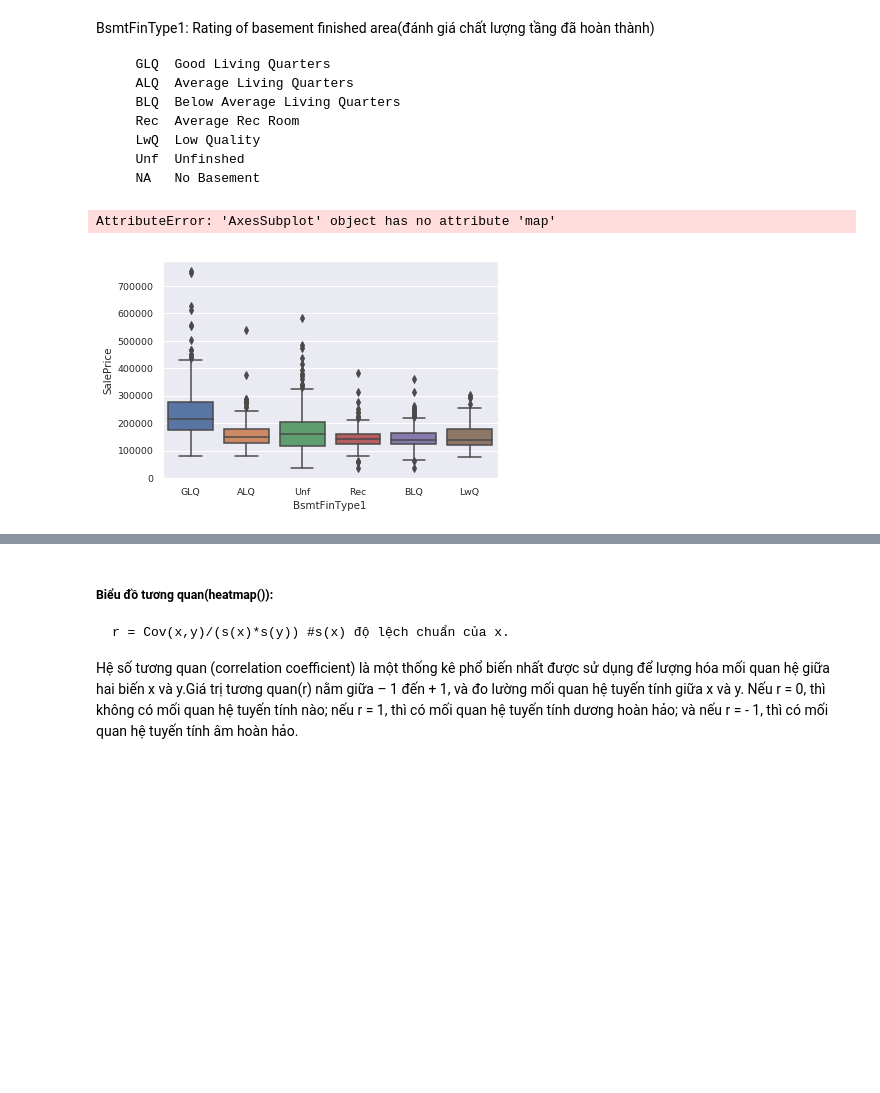
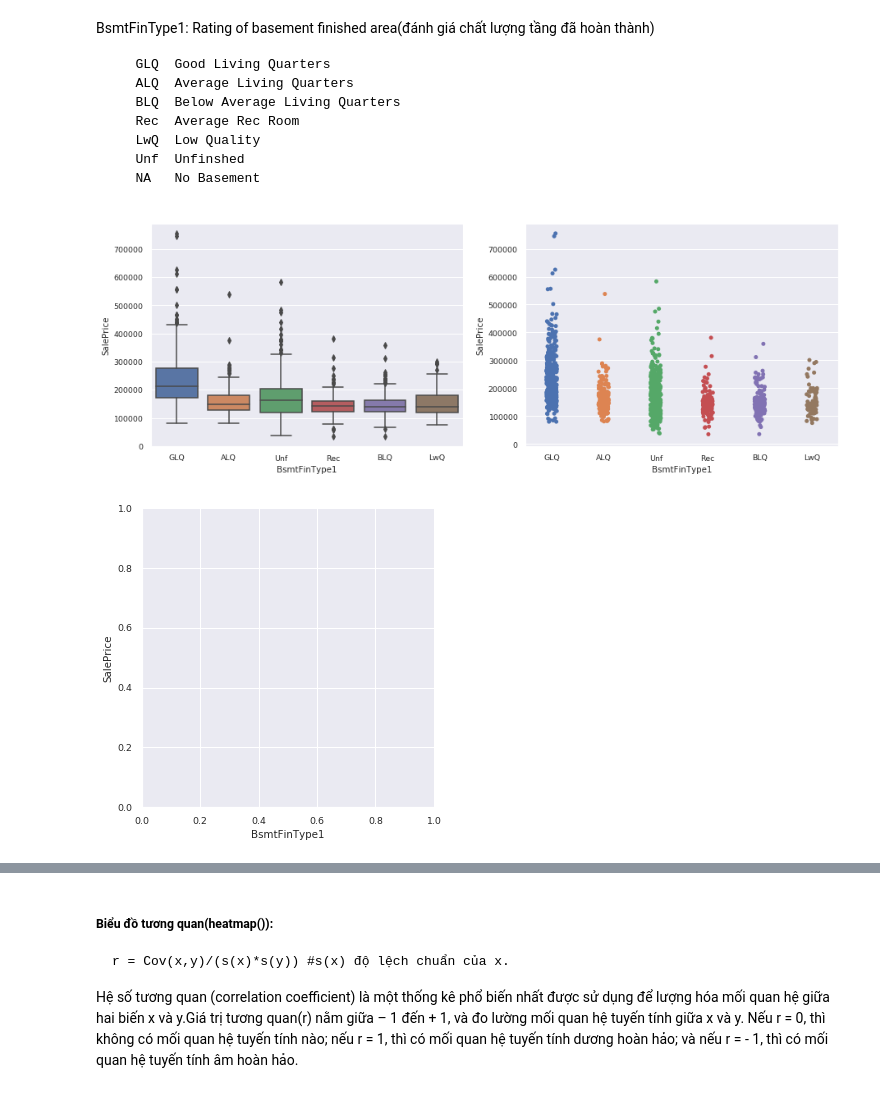
Before and after one commit to TanKinh/machine_learning, a Jupyter notebook: EDA/house_price/src/anylasic_house_price.ipynb, the cells around one changed output, grey strips where cells are left out. Saved outputs shown, nothing was run; the diff lists cells and outputs as text; code cells hidden in the pictures; blank space fills up the shorter version.

```diff
--- a/EDA/house_price/src/anylasic_house_price.ipynb
+++ b/EDA/house_price/src/anylasic_house_price.ipynb
@@ -585,10 +625,10 @@ BsmtFinType1: Rating of basement finished area(đánh giá chất lượng tần
        NA	No Basement
 # %%
 var = 'BsmtFinType1'
-#fig, axes = plt.subplots(nrows=0, ncols= 2)
-g = sns.boxplot(x=var, y='SalePrice', data=df_train)
-g.map(sns.catplot,x=var, y='SalePrice', data=df_train)
-g.add_legend()
+fig, (ax1, ax2) = plt.subplots(1,2, figsize=(15,5))
+sns.boxplot(x= 'BsmtFinType1', y='SalePrice', data=df_train, ax=ax1)
+sns.catplot(x=var, y='SalePrice', data=df_train, ax=ax2)
+plt.show()
 # %% [output]
-AttributeError: 'AxesSubplot' object has no attribute 'map'
-[figure, old version]
+[figure, new version]
+[figure, added]
```
Also changed, not shown: parts of 136 cells of this notebook, 1 other file.
